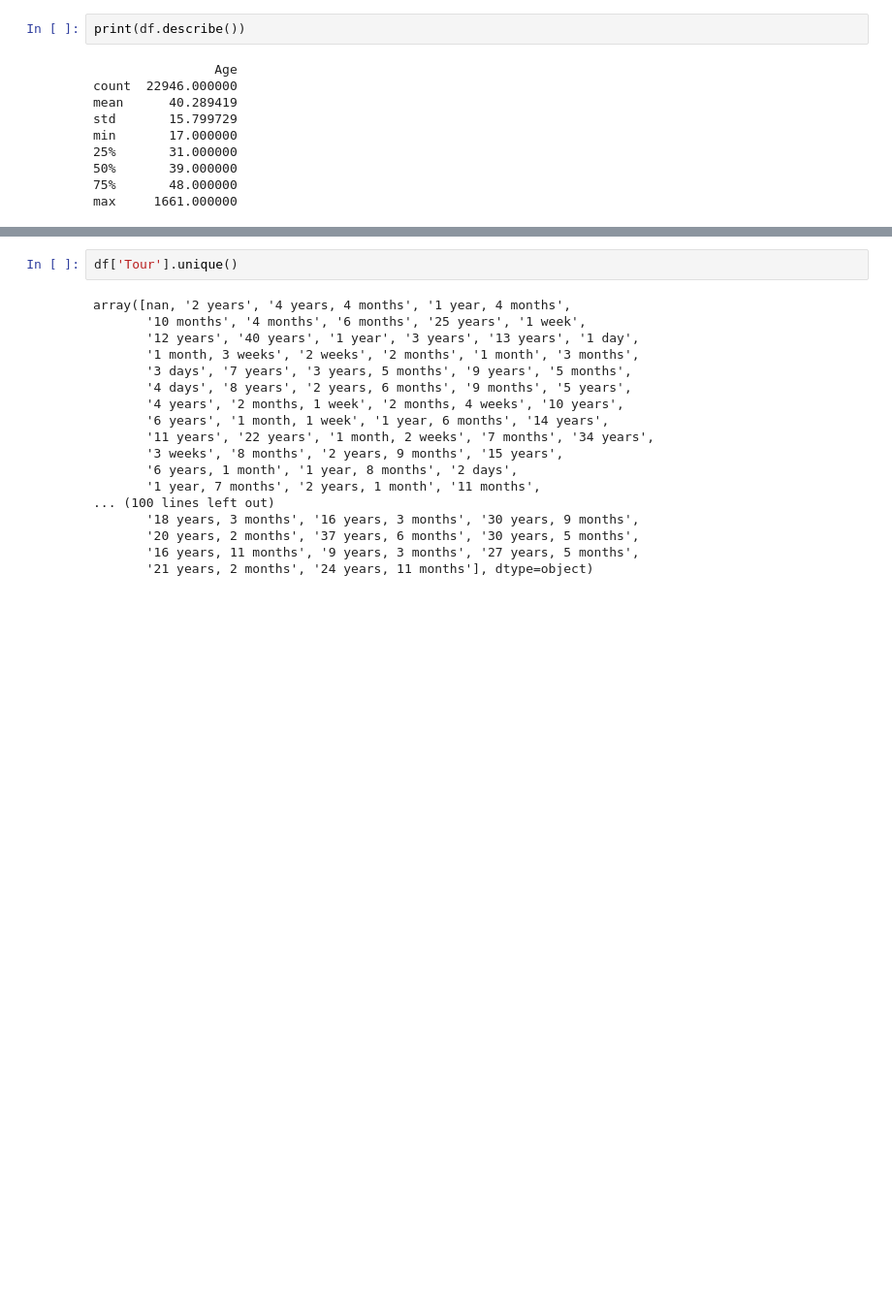
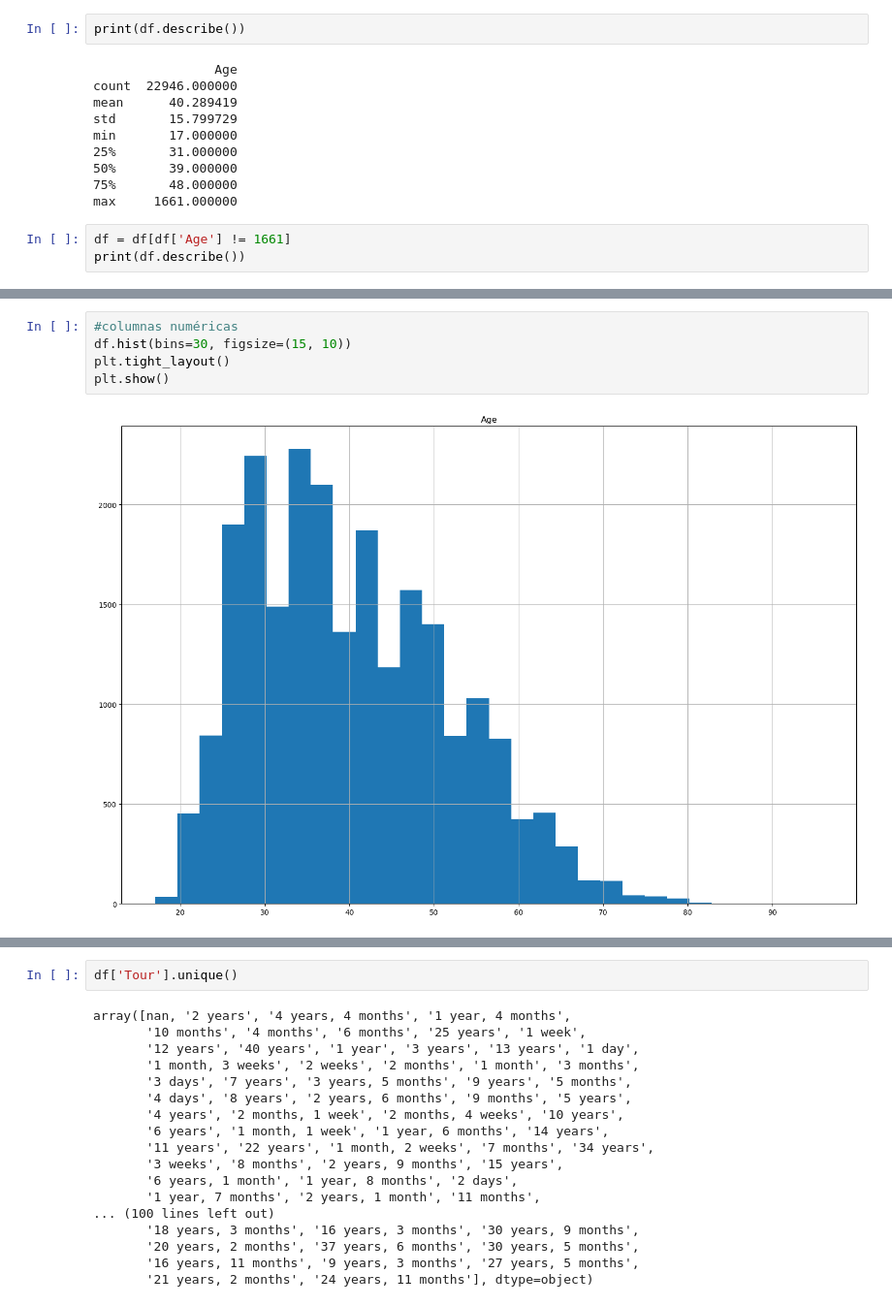
Before and after one commit to Epb9300/emibaS4, a Jupyter notebook: scripts/test.ipynb, the cells around one changed output, grey strips where cells are left out. Shown: that part at 97% size. Saved outputs shown, nothing was run; the diff lists cells and outputs as text; blank space fills up the shorter version.

```diff
--- a/scripts/test.ipynb
+++ b/scripts/test.ipynb
@@ -55,3 +55,6 @@ min       17.000000
 50%       39.000000
 75%       48.000000
 max     1661.000000
+# %%
+df = df[df['Age'] != 1661]
+print(df.describe())
@@ -96,0 +158,7 @@ array([  nan,   53.,   40.,   45.,   52.,   74.,   20.,   48.,   46.,
+# %%
+#columnas numéricas
+df.hist(bins=30, figsize=(15, 10))
+plt.tight_layout()
+plt.show()
+# %% [output]
+[figure, added]
```
Also changed, not shown: parts of 13 cells of this notebook.
